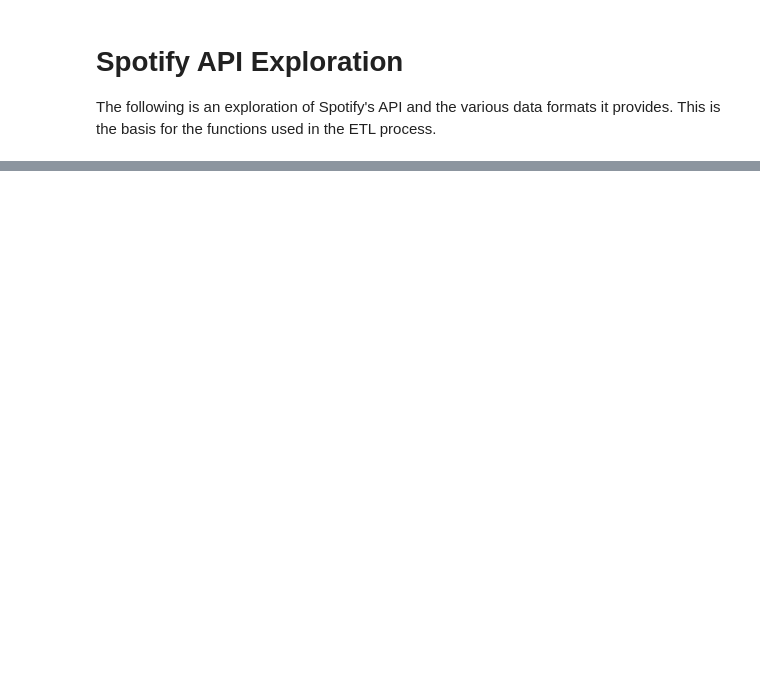
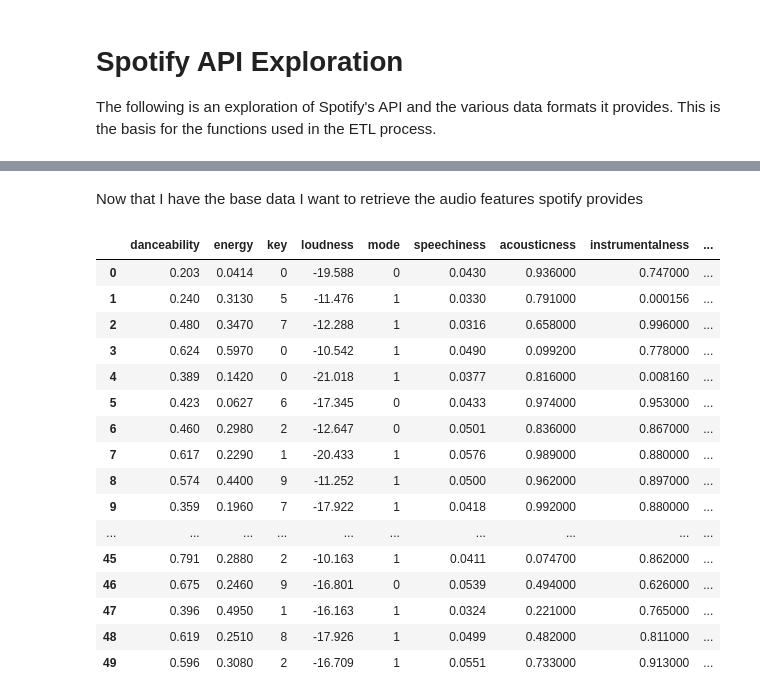
Before and after one commit to MerlinSchaefer/spotify_etl, a Jupyter notebook: exploration/api_exploration.ipynb, the cells around one changed output, grey strips where cells are left out. Saved outputs shown, nothing was run; the diff lists cells and outputs as text; code cells hidden in the pictures; blank space fills up the shorter version.

```diff
--- a/exploration/api_exploration.ipynb
+++ b/exploration/api_exploration.ipynb
@@ -32,0 +43,3 @@ SpotifyException: http status: 403, code:-1 - https://api.spotify.com/v1/me/play
+# %%
+current_tracks_df = pd.concat([current_tracks_df["track"].apply(pd.Series),current_tracks_df["played_at"]], axis=1)
+current_tracks_df.head()
@@ -32,0 +53,4 @@ SpotifyException: http status: 403, code:-1 - https://api.spotify.com/v1/me/play
+# %%
+current_tracks_df["artists"] = current_tracks_df["artists"].apply(lambda x: x[0].get('name'))
+current_tracks_df["album"] = current_tracks_df["album"].apply(lambda x: x.get('name'))
+current_tracks_df.head()
@@ -32,0 +64,13 @@ SpotifyException: http status: 403, code:-1 - https://api.spotify.com/v1/me/play
+# %%
+current_tracks_df.drop(
+        [
+            "available_markets",
+            "disc_number",
+            "external_ids",
+            "external_urls",
+            "preview_url",
+            "track_number",
+            "type",
+        ],
+        axis=1,
+        inplace=True)
@@ -32,0 +86,24 @@ SpotifyException: http status: 403, code:-1 - https://api.spotify.com/v1/me/play
+# %% [markdown]
+Now that I have the base data I want to retrieve the audio features spotify provides
+# %%
+audio_features = sp.audio_features(current_tracks_df["id"].tolist())
+# %%
+pd.DataFrame(audio_features)
+# %% [output]
+|  | danceability | energy | key | loudness | mode | speechiness | acousticness | instrumentalness | ... |
+| 0 | 0.203 | 0.0414 | 0 | -19.588 | 0 | 0.0430 | 0.936000 | 0.747000 | ... |
+| 1 | 0.240 | 0.3130 | 5 | -11.476 | 1 | 0.0330 | 0.791000 | 0.000156 | ... |
+| 2 | 0.480 | 0.3470 | 7 | -12.288 | 1 | 0.0316 | 0.658000 | 0.996000 | ... |
+| 3 | 0.624 | 0.5970 | 0 | -10.542 | 1 | 0.0490 | 0.099200 | 0.778000 | ... |
+| 4 | 0.389 | 0.1420 | 0 | -21.018 | 1 | 0.0377 | 0.816000 | 0.008160 | ... |
+| 5 | 0.423 | 0.0627 | 6 | -17.345 | 0 | 0.0433 | 0.974000 | 0.953000 | ... |
+| 6 | 0.460 | 0.2980 | 2 | -12.647 | 0 | 0.0501 | 0.836000 | 0.867000 | ... |
+| 7 | 0.617 | 0.2290 | 1 | -20.433 | 1 | 0.0576 | 0.989000 | 0.880000 | ... |
+| 8 | 0.574 | 0.4400 | 9 | -11.252 | 1 | 0.0500 | 0.962000 | 0.897000 | ... |
+| 9 | 0.359 | 0.1960 | 7 | -17.922 | 1 | 0.0418 | 0.992000 | 0.880000 | ... |
+| ... | ... | ... | ... | ... | ... | ... | ... | ... | ... |
+| 45 | 0.791 | 0.2880 | 2 | -10.163 | 1 | 0.0411 | 0.074700 | 0.862000 | ... |
+| 46 | 0.675 | 0.2460 | 9 | -16.801 | 0 | 0.0539 | 0.494000 | 0.626000 | ... |
+| 47 | 0.396 | 0.4950 | 1 | -16.163 | 1 | 0.0324 | 0.221000 | 0.765000 | ... |
+| 48 | 0.619 | 0.2510 | 8 | -17.926 | 1 | 0.0499 | 0.482000 | 0.811000 | ... |
+| 49 | 0.596 | 0.3080 | 2 | -16.709 | 1 | 0.0551 | 0.733000 | 0.913000 | ... |
```
Also changed, not shown: parts of 8 cells of this notebook.
